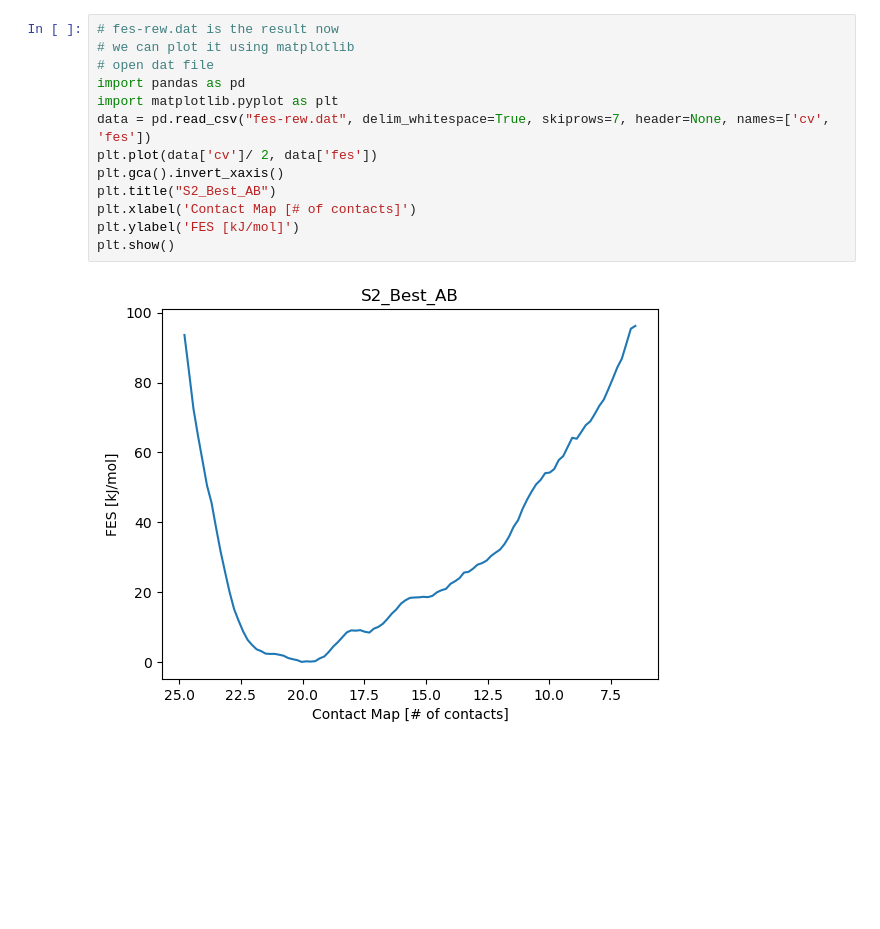
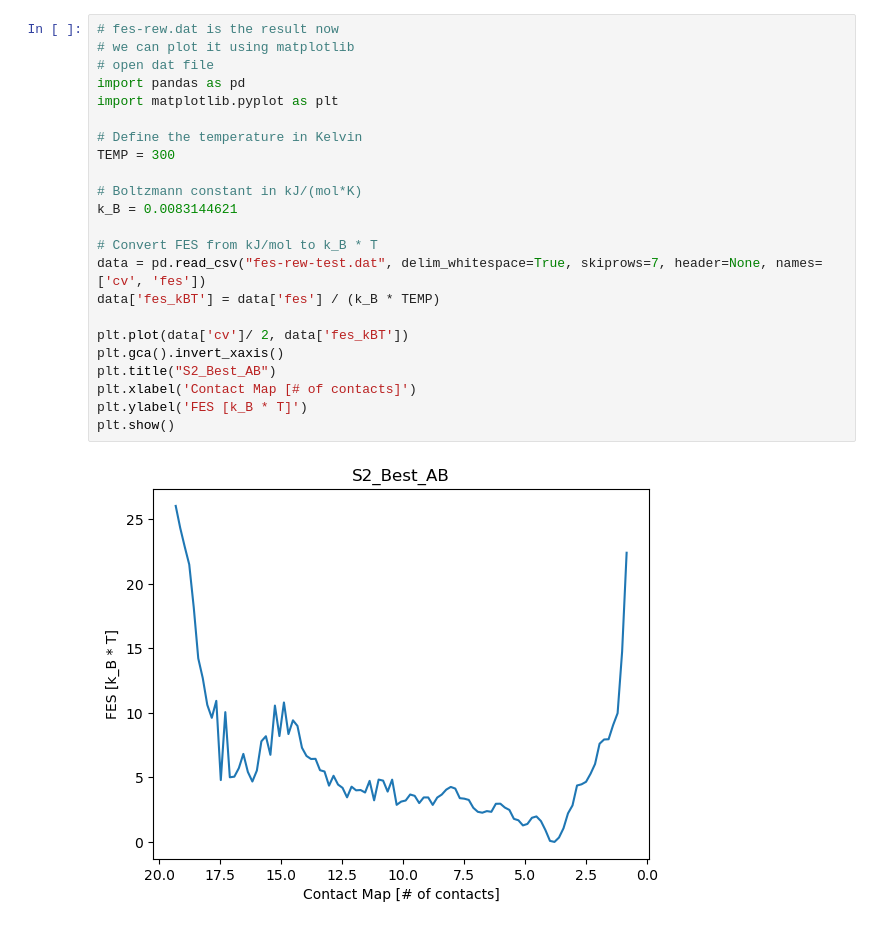
Before and after one commit to jakublala/openmm-md, a Jupyter notebook: scripts/241013_OPES/analysis.ipynb, the cells around one changed output. Cells and saved outputs as stored; diff of their text form; blank space fills up the shorter version.

```diff
--- a/scripts/241013_OPES/analysis.ipynb
+++ b/scripts/241013_OPES/analysis.ipynb
@@ -16,15 +156,25 @@ NUM_BLOCKS = 1  # computes the errors
 # %%
 # fes-rew.dat is the result now
 # we can plot it using matplotlib
 # open dat file
 import pandas as pd
 import matplotlib.pyplot as plt
-data = pd.read_csv("fes-rew.dat", delim_whitespace=True, skiprows=7, header=None, names=['cv', 'fes'])
-plt.plot(data['cv']/ 2, data['fes'])
+
+# Define the temperature in Kelvin
+TEMP = 300
+
+# Boltzmann constant in kJ/(mol*K)
+k_B = 0.0083144621
+
+# Convert FES from kJ/mol to k_B * T
+data = pd.read_csv("fes-rew-test.dat", delim_whitespace=True, skiprows=7, header=None, names=['cv', 'fes'])
+data['fes_kBT'] = data['fes'] / (k_B * TEMP)
+
+plt.plot(data['cv']/ 2, data['fes_kBT'])
 plt.gca().invert_xaxis()
 plt.title("S2_Best_AB")
 plt.xlabel('Contact Map [# of contacts]')
-plt.ylabel('FES [kJ/mol]')
+plt.ylabel('FES [k_B * T]')
 plt.show()
 # %% [output]
-[figure, old version]
+[figure, new version]
```
Also changed, not shown: parts of 7 cells of this notebook, 4 other files.
